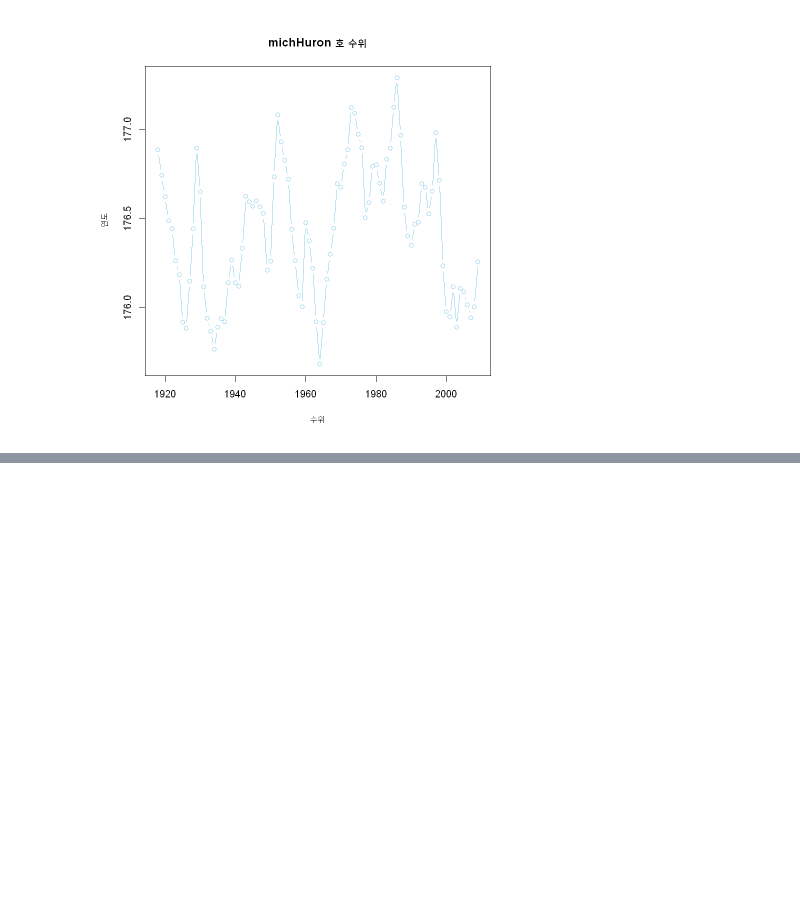
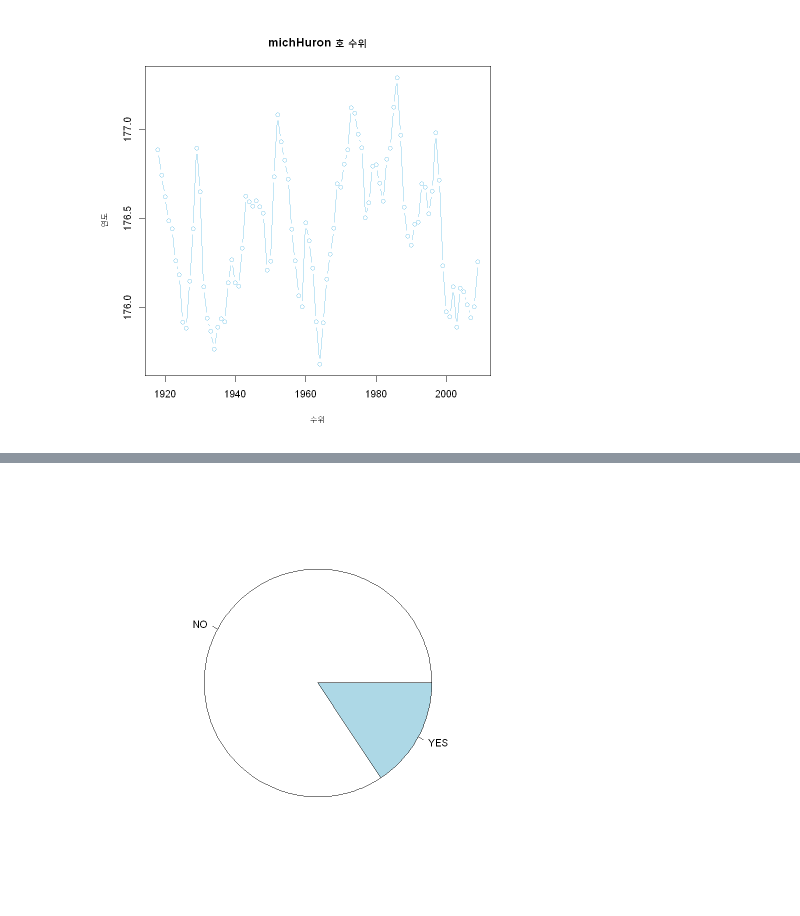
Before and after one commit to layla-focalors/r_learning_mx, a Jupyter notebook: Caffee/Malcha Coffee.ipynb, the cells around one changed output, grey strips where cells are left out. Saved outputs shown, nothing was run; the diff lists cells and outputs as text; code cells hidden in the pictures; blank space fills up the shorter version.

```diff
--- a/Caffee/Malcha Coffee.ipynb
+++ b/Caffee/Malcha Coffee.ipynb
@@ -342,0 +382,2 @@ plot(ds$year, ds$michHuron,
+# %%
+tmp = MplsStops[MplsStops$problem == 'suspicious', ]
@@ -342,0 +406,4 @@ plot(ds$year, ds$michHuron,
+# %%
+pie(table(tmp$personSearch))
+# %% [output]
+[figure, added]
```
Also changed, not shown: parts of 7 cells of this notebook.
